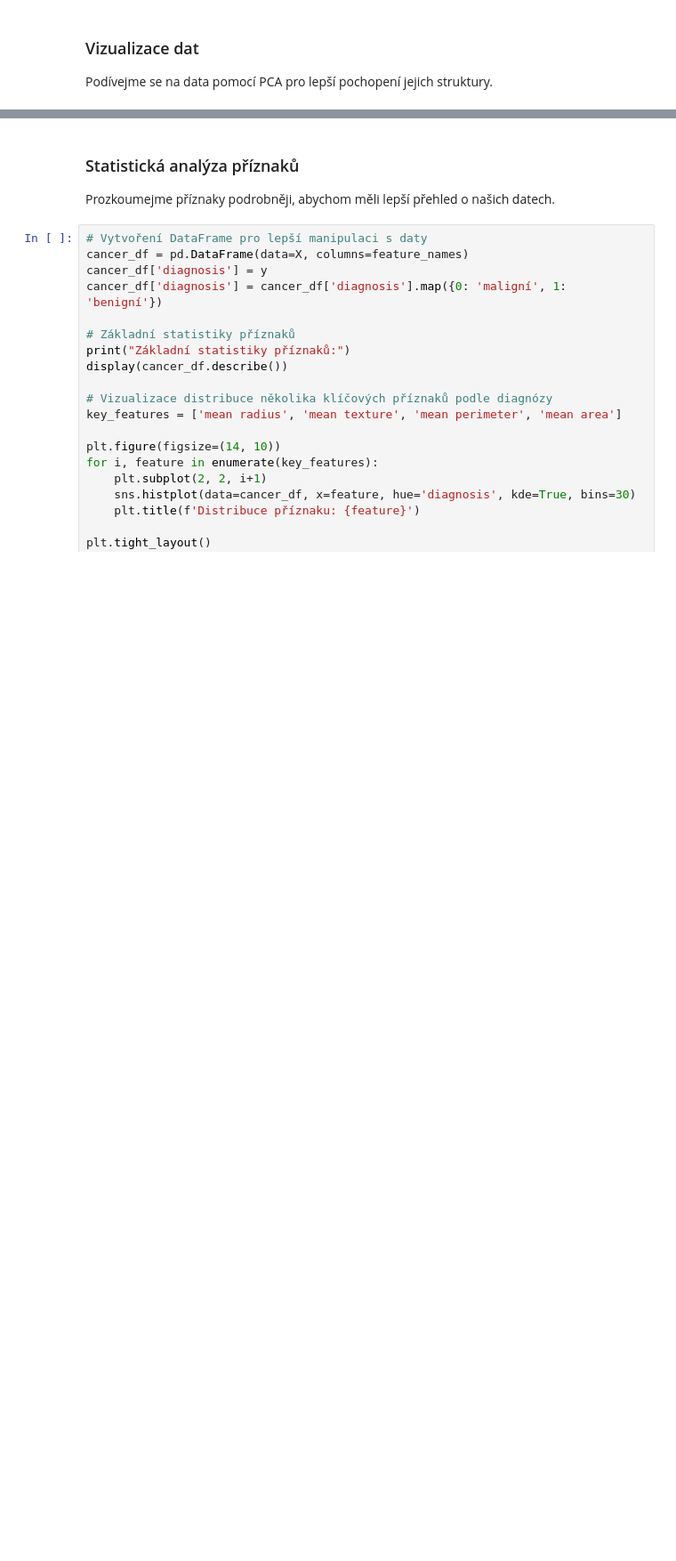
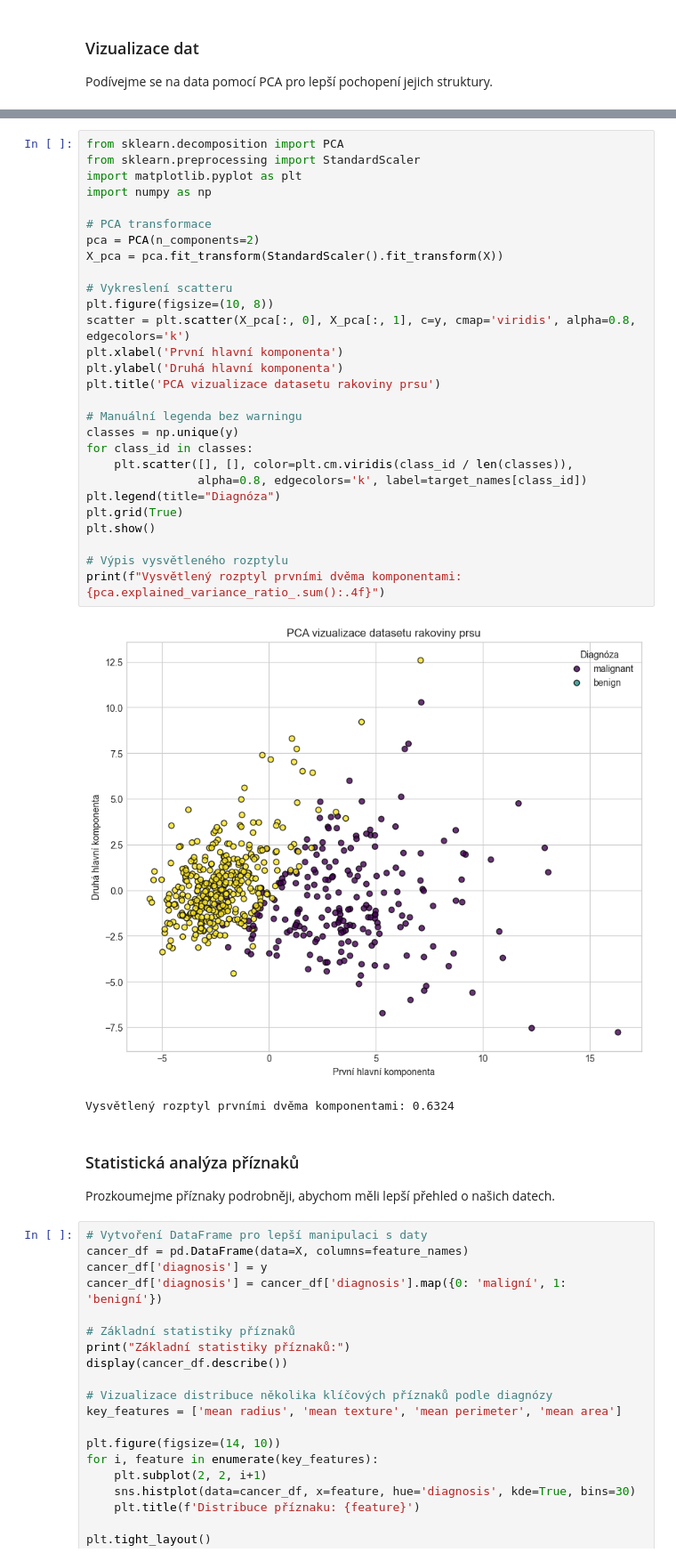
Before and after one commit to pavelklos/ai-ml, a Jupyter notebook: 9-SCIKIT-LEARN/01.03-Classification-Linear-SVC.ipynb, the cells around one changed output, grey strips where cells are left out. Shown at 89% size. Saved outputs shown, nothing was run; the diff lists cells and outputs as text; blank space fills up the shorter version.

```diff
--- a/9-SCIKIT-LEARN/01.03-Classification-Linear-SVC.ipynb
+++ b/9-SCIKIT-LEARN/01.03-Classification-Linear-SVC.ipynb
@@ -94,3 +108,34 @@ print(f"Vysvětlený rozptyl prvními dvěma komponentami: {pca.explained_varian
+# %%
+from sklearn.decomposition import PCA
+from sklearn.preprocessing import StandardScaler
+import matplotlib.pyplot as plt
+import numpy as np
+
+# PCA transformace
+pca = PCA(n_components=2)
+X_pca = pca.fit_transform(StandardScaler().fit_transform(X))
+
+# Vykreslení scatteru
+plt.figure(figsize=(10, 8))
+scatter = plt.scatter(X_pca[:, 0], X_pca[:, 1], c=y, cmap='viridis', alpha=0.8, edgecolors='k')
+plt.xlabel('První hlavní komponenta')
+plt.ylabel('Druhá hlavní komponenta')
+plt.title('PCA vizualizace datasetu rakoviny prsu')
+
+# Manuální legenda bez warningu
+classes = np.unique(y)
+for class_id in classes:
+    plt.scatter([], [], color=plt.cm.viridis(class_id / len(classes)),
+                alpha=0.8, edgecolors='k', label=target_names[class_id])
+plt.legend(title="Diagnóza")
+plt.grid(True)
+plt.show()
+
+# Výpis vysvětleného rozptylu
+print(f"Vysvětlený rozptyl prvními dvěma komponentami: {pca.explained_variance_ratio_.sum():.4f}")
+# %% [output]
+[figure, added]
+Vysvětlený rozptyl prvními dvěma komponentami: 0.6324
 # %% [markdown]
 ### Statistická analýza příznaků
 
```
Also changed, not shown: parts of 21 cells of this notebook, 1 other file.
